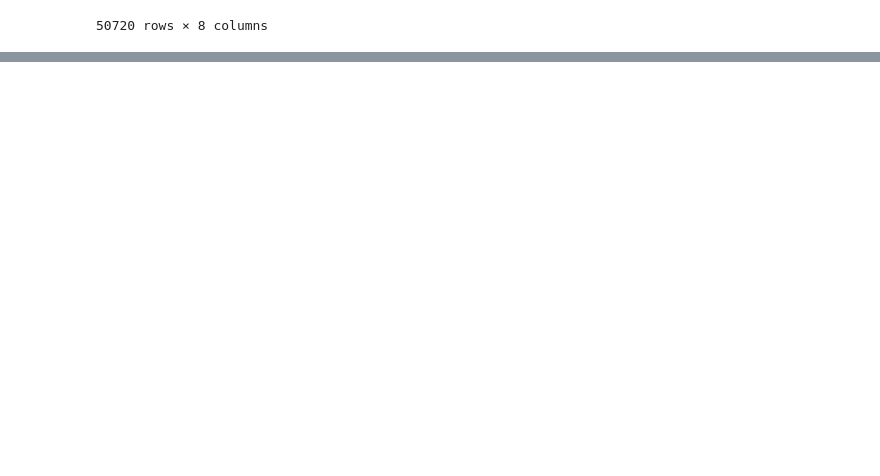
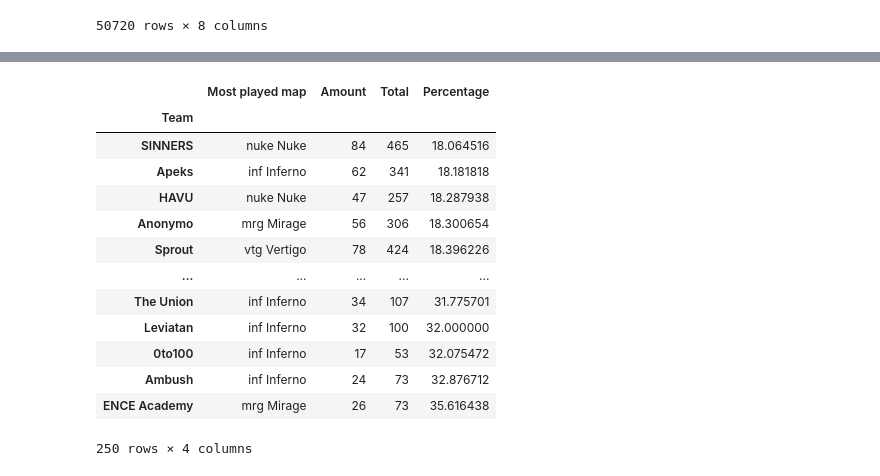
Before and after one commit to gitex/hltv_notebook, a Jupyter notebook: notebooks/matches/2_rebuild.ipynb, the cells around one changed output, grey strips where cells are left out. Drawn from its saved outputs; the diff is of its cells as text; code cells hidden in the pictures; blank space fills up the shorter version.

```diff
--- a/notebooks/matches/2_rebuild.ipynb
+++ b/notebooks/matches/2_rebuild.ipynb
@@ -72,0 +108,30 @@ sum_teams[sum_teams['Matches']> 15].sort_values('Winrate', ascending=False)
+# %%
+# Check most played map
+most_played_map = df.groupby('Team')['Map'].agg(lambda x: x.value_counts().index[0])
+most_played_map_amount = df.groupby('Team')['Map'].agg(lambda x: x.value_counts().values[0])
+team_matches = df.groupby('Team').size()
+most_played_map_percentage = (most_played_map_amount / team_matches) * 100
+
+most_played_map_summary = pd.DataFrame({
+    'Most played map': most_played_map,
+    'Amount': most_played_map_amount,
+    'Total': team_matches,
+    'Percentage': most_played_map_percentage,
+})
+most_played_map_summary = most_played_map_summary[most_played_map_summary['Total'] > 50].sort_values('Percentage', ascending=True)
+most_played_map_summary
+# %% [output]
+|  | Most played map | Amount | Total | Percentage |
+| Team |  |  |  |  |
+| SINNERS | nuke Nuke | 84 | 465 | 18.064516 |
+| Apeks | inf Inferno | 62 | 341 | 18.181818 |
+| HAVU | nuke Nuke | 47 | 257 | 18.287938 |
+| Anonymo | mrg Mirage | 56 | 306 | 18.300654 |
+| Sprout | vtg Vertigo | 78 | 424 | 18.396226 |
+| ... | ... | ... | ... | ... |
+| The Union | inf Inferno | 34 | 107 | 31.775701 |
+| Leviatan | inf Inferno | 32 | 100 | 32.000000 |
+| 0to100 | inf Inferno | 17 | 53 | 32.075472 |
+| Ambush | inf Inferno | 24 | 73 | 32.876712 |
+| ENCE Academy | mrg Mirage | 26 | 73 | 35.616438 |
+250 rows × 4 columns
```
Also changed, not shown: parts of 12 cells of this notebook, 9 other files.
